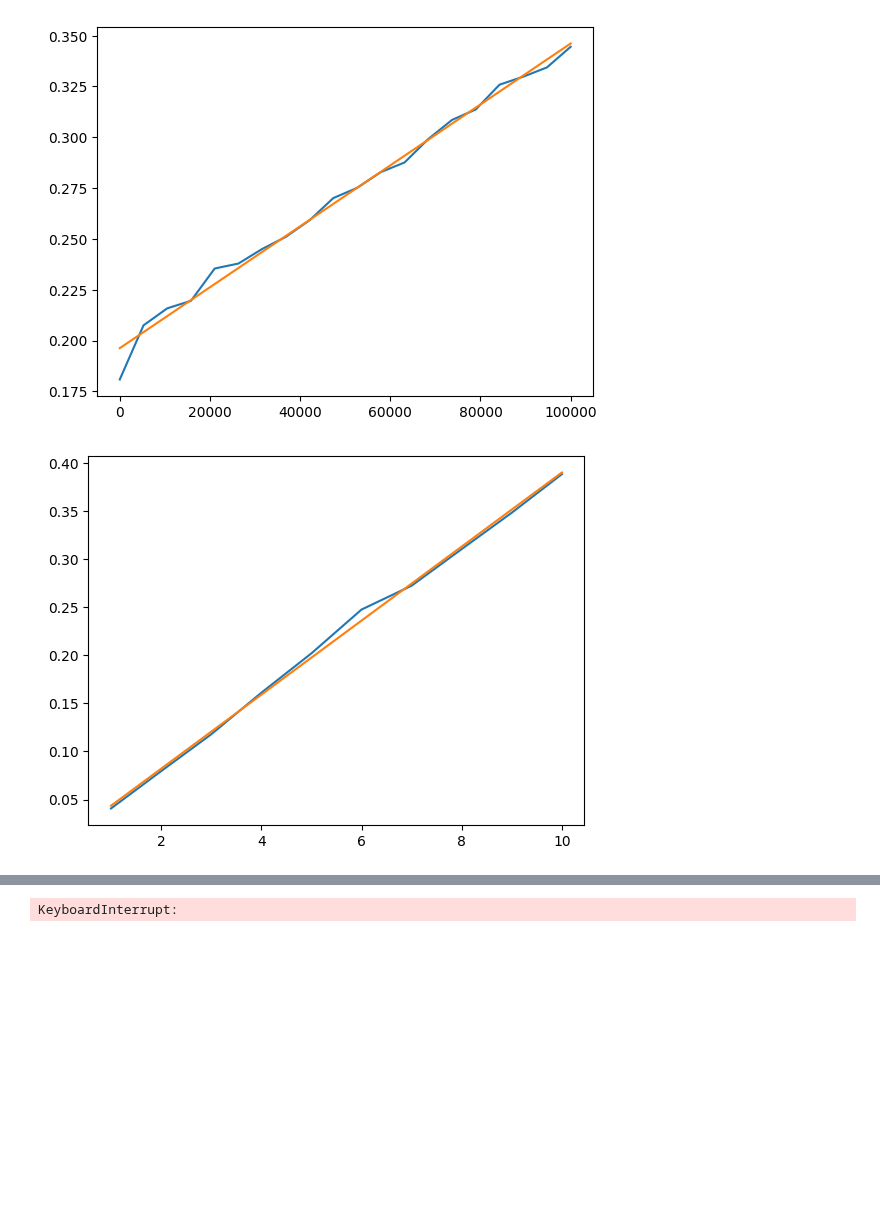
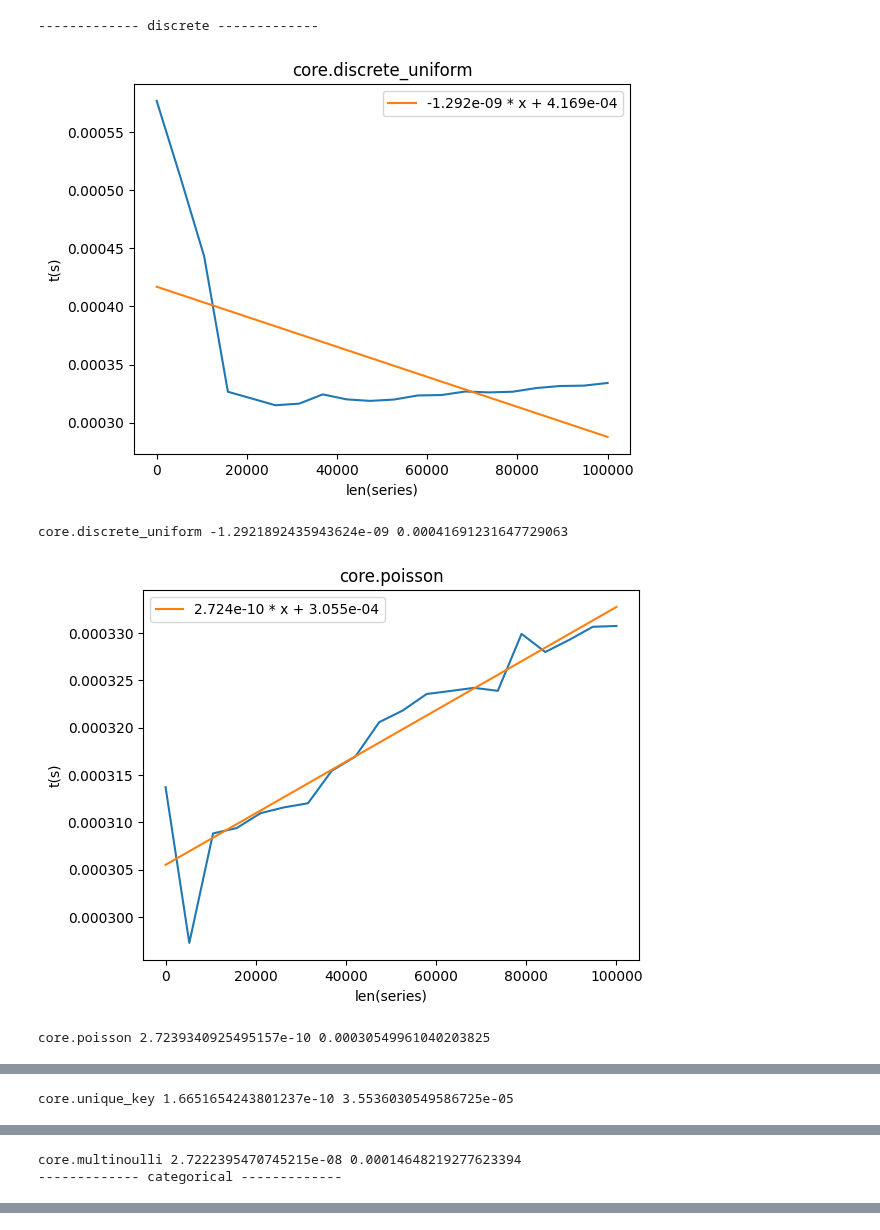
Before and after one commit to sodascience/metasyn, a Jupyter notebook: examples/benchmark.ipynb, the cells around one changed output, grey strips where cells are left out. Drawn from its saved outputs; the diff is of its cells as text; code cells hidden in the pictures; blank space fills up the shorter version.

```diff
--- a/examples/benchmark.ipynb
+++ b/examples/benchmark.ipynb
@@ -29,28 +33,38 @@ def time_generator(size, n_col):
 # %%
-def datetime_generator(size, n_col):
-    return pl.DataFrame({"dt"+str(i): [dt.datetime(x, 10, 14) for x in np.random.randint(1956, 2021, size=size)] for i in range(n_col)})
+def datetime_generator(size):
+    for i in range(DEFAULT_NCOL):
+        yield pl.Series([dt.datetime(x, 10, 14) for x in np.random.randint(1956, 2021, size=size)])
 # %%
-def string_generator(size, n_col):
+def string_generator(size):
     fake = Faker()
-    Faker.seed(12345)
+    # Faker.seed(12345)
     faker_types = ["address", "phone_number", "pricetag", "timezone", "mime_type", "unix_partition",
                    "ascii_email", "isbn10", "job", "ssn", "user_agent", "color", "license_plate",
-                   "iban", "company", "time", "ipv4", "uri", "name"]
+                   "iban", "company", "time", "ipv4", "uri", "name", "sentence"]
     series_dict = {}
 
-    for i in range(n_col):
-        cur_type = np.random.choice(faker_types)
-        series_dict["str" + str(i)] = [getattr(fake, cur_type)() for _ in range(size)]
-    return pl.DataFrame(series_dict)
+    for ftype in faker_types:
+        series = pl.Series([getattr(fake, ftype)() for _ in range(size)])
+        yield series
+    yield pl.Series([fake.paragraph(nb_sentences=5) for _ in range(size)])
+# %%
+TYPE_GEN_DICT = {
+    "discrete": int_generator,
+    "continuous": float_generator,
+    "categorical": cat_generator,
+    "date": date_generator,
+    "time": time_generator,
+    "datetime": datetime_generator,
+    "string": string_generator,
+}
 # %%
-def benchmark_once(df_generator, size, n_try=10, n_col=5):
+def benchmark_dist(distribution, df_generator, size):
     bench_times = []
-    for _ in range(n_try):
-        df = df_generator(size, n_col)
+    for series in df_generator(size):
         start_time = time.time()
-        MetaFrame.fit_dataframe(df)
+        distribution.fit(series)
         bench_times.append(time.time()-start_time)
-    return np.mean(bench_times)
+    return bench_times
 # %%
 def fit(x, y):
     A = np.vstack([x, np.ones(len(x))]).T
@@ -84,5 +100,8 @@ def benchmark(df_generator, plot=False, order=1):
 # %%
-b_col_int, a_col_int, sec_per_item_int = benchmark(int_generator, plot=True, order=1)
+benchmark(plot=True)
 # %% [output]
+------------- discrete -------------
-[figure, old version]
+[figure, new version]
+core.discrete_uniform -1.2921892435943624e-09 0.00041691231647729063
-[figure, old version]
+[figure, new version]
+core.poisson 2.7239340925495157e-10 0.00030549961040203825
@@ -88,0 +109 @@ b_col_int, a_col_int, sec_per_item_int = benchmark(int_generator, plot=True, ord
+core.unique_key 1.6651654243801237e-10 3.5536030549586725e-05
@@ -88,0 +111,2 @@ b_col_int, a_col_int, sec_per_item_int = benchmark(int_generator, plot=True, ord
+core.multinoulli 2.7222395470745215e-08 0.00014648219277623394
+------------- categorical -------------
@@ -89,4 +117,0 @@ b_col_int, a_col_int, sec_per_item_int = benchmark(int_generator, plot=True, ord
-# %%
-b_col_float, a_col_float, sec_per_item_float = benchmark(float_generator, plot=True, order=1000)
-# %% [output]
-KeyboardInterrupt:
```
Also changed, not shown: parts of 19 cells of this notebook, 2 other files.
